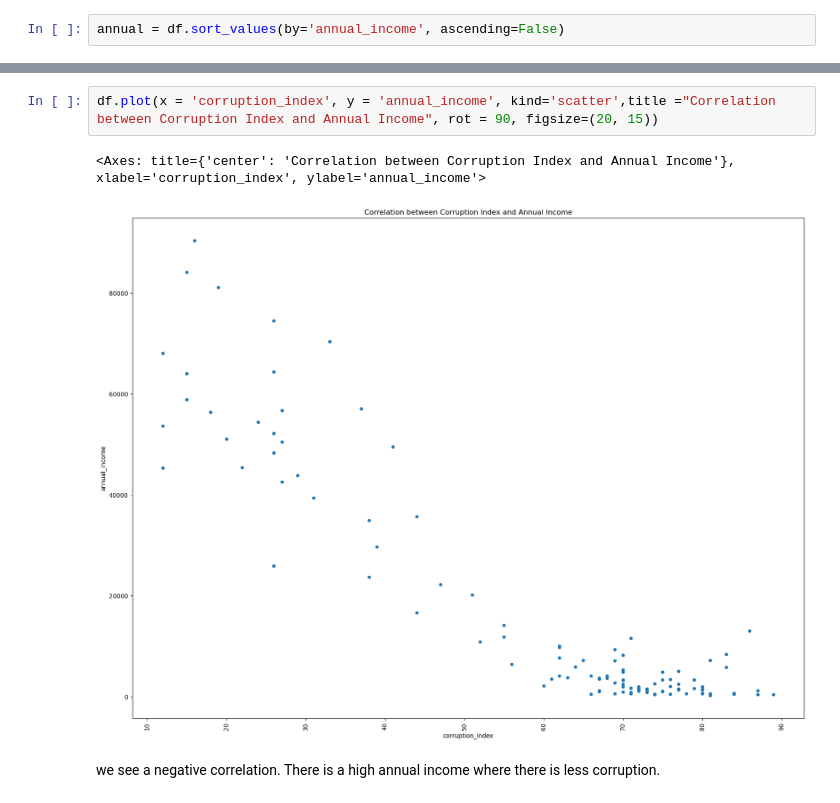
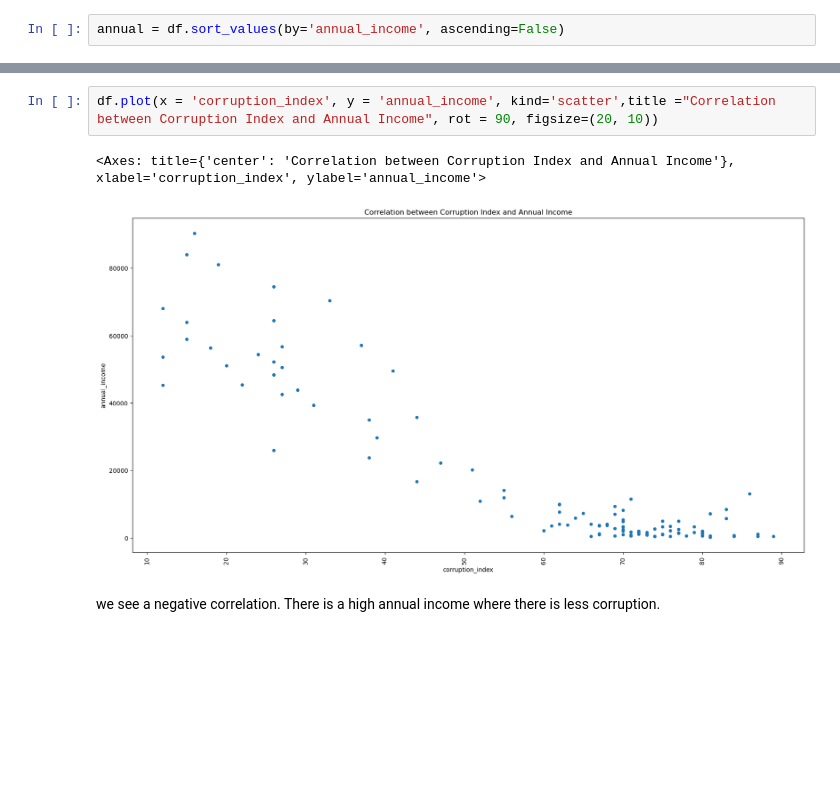
Before and after one commit to 0nserio/World-Economic-Data, a Jupyter notebook: World-economic-data-analysis.ipynb, the cells around one changed output, grey strips where cells are left out. Drawn from its saved outputs; the diff is of its cells as text; blank space fills up the shorter version.

```diff
--- a/World-economic-data-analysis.ipynb
+++ b/World-economic-data-analysis.ipynb
@@ -106,8 +87,8 @@ annual.plot(x = 'country', y = 'annual_income', kind='bar',title = "Annual Incom
 # %%
-df.plot(x = 'corruption_index', y = 'annual_income', kind='scatter',title ="Correlation between Corruption Index and Annual Income", rot = 90, figsize=(20, 15))
+df.plot(x = 'corruption_index', y = 'annual_income', kind='scatter',title ="Correlation between Corruption Index and Annual Income", rot = 90, figsize=(20, 10))
 # %% [output]
 <Axes: title={'center': 'Correlation between Corruption Index and Annual Income'}, xlabel='corruption_index', ylabel='annual_income'>
-[figure, old version]
+[figure, new version]
 # %% [markdown]
 we see a negative correlation. There is a high annual income where there is less corruption.
 # %% [markdown]
```
Also changed, not shown: parts of 8 cells of this notebook.
